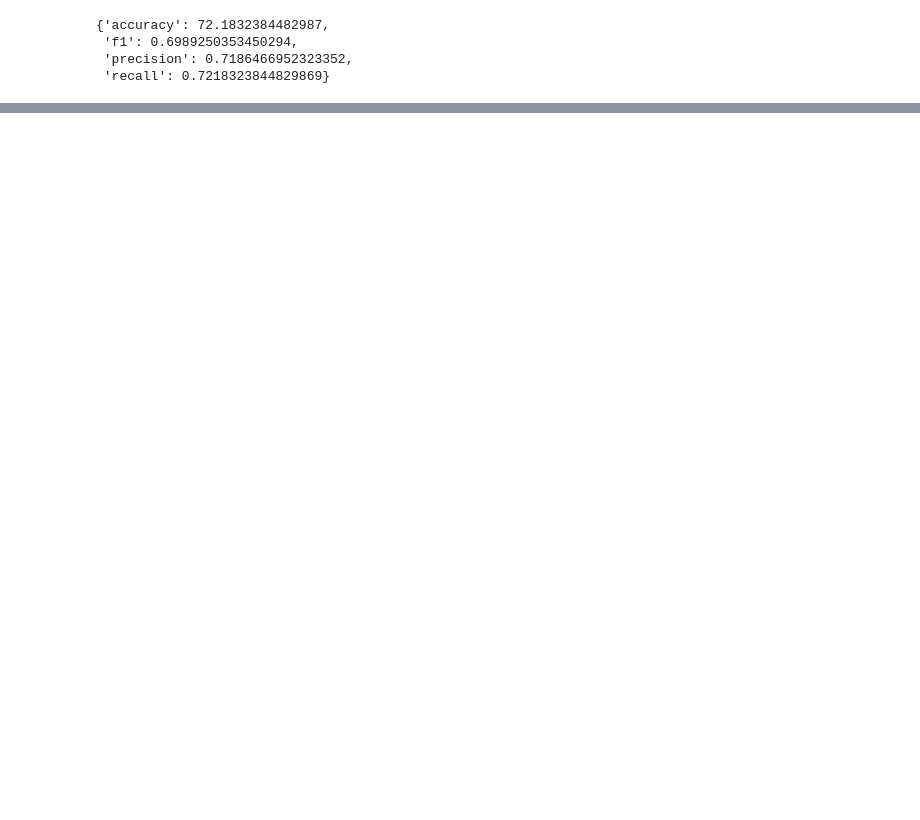
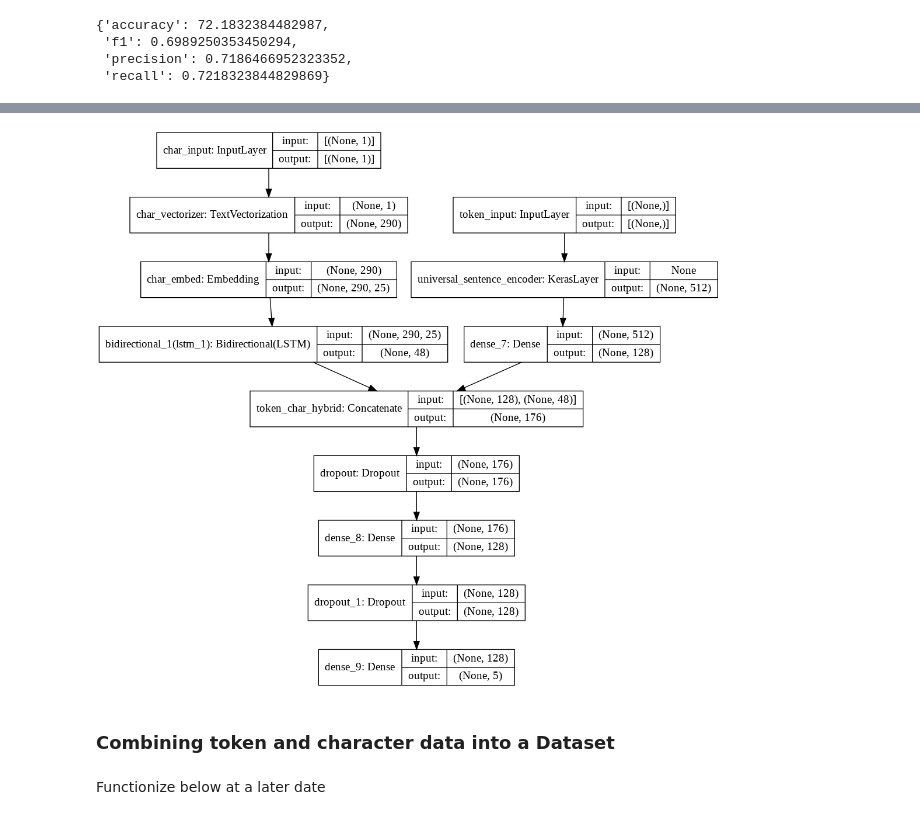
Before and after one commit to SilahicAmil/End-To-End-SkimLit, a Jupyter notebook: End_To_End_SkimLit_NLP.ipynb, the cells around one changed output, grey strips where cells are left out. Cells and saved outputs as stored; diff of their text form; code cells hidden in the pictures; blank space fills up the shorter version.

Commit message:
Model_4 - Character and Token Embedded Concatenated Model. Summary of all 4 experiments scores

```diff
--- a/End_To_End_SkimLit_NLP.ipynb
+++ b/End_To_End_SkimLit_NLP.ipynb
@@ -1011,0 +1015,33 @@ baseline_results
+# %%
+# 1 Setup token inputs/model
+
+token_inputs = layers.Input(shape=[], dtype=tf.string, name="token_input")
+
+token_embeddings = tf_hub_embedding_layer(token_inputs)
+token_output = layers.Dense(128, activation="relu")(token_embeddings)
+token_model = tf.keras.Model(inputs=token_inputs,
+                             outputs=token_output)
+
+# 2 Create a character level model
+char_inputs = layers.Input(shape=(1,), dtype=tf.string, name="char_input")
+char_vectors = char_vectorizer(char_inputs)
+char_embeddings = char_embed(char_vectors)
+char_bi_lstm = layers.Bidirectional(layers.LSTM(24))(char_embeddings) # bi-LSTM in Figure 1 of paper
+char_model = tf.keras.Model(inputs=char_inputs,
+                            outputs=char_bi_lstm)
+
+# 3 Concatenate token and char inputs
+token_char_concat = layers.Concatenate(name="token_char_hybrid")([token_model.output,
+                                                                  char_model.output])
+
+# 4 Create output layers
+combined_dropout = layers.Dropout(0.5)(token_char_concat)
+combined_dense = layers.Dense(128, activation="relu")(combined_dropout)
+final_dropout = layers.Dropout(0.5)(combined_dense)
+output_layer = layers.Dense(num_classes, activation="softmax")(final_dropout)
+
+#5 Construct model
+
+model_4 = tf.keras.Model(inputs=[token_model.input, char_model.input], # Order in which it will receive the dataset. Token first, char second
+                         outputs=output_layer,
+                         name="model_4_hybrid")
@@ -1011,0 +1069,5 @@ baseline_results
+# %%
+# Plot hybrid model
+tf.keras.utils.plot_model(model_4, show_shapes=True)
+# %% [output]
+[figure, added]
@@ -1011,0 +1079,4 @@ baseline_results
+# %% [markdown]
+### Combining token and character data into a Dataset
+# %% [markdown]
+Functionize below at a later date
```
Also changed, not shown: parts of 37 cells of this notebook.
